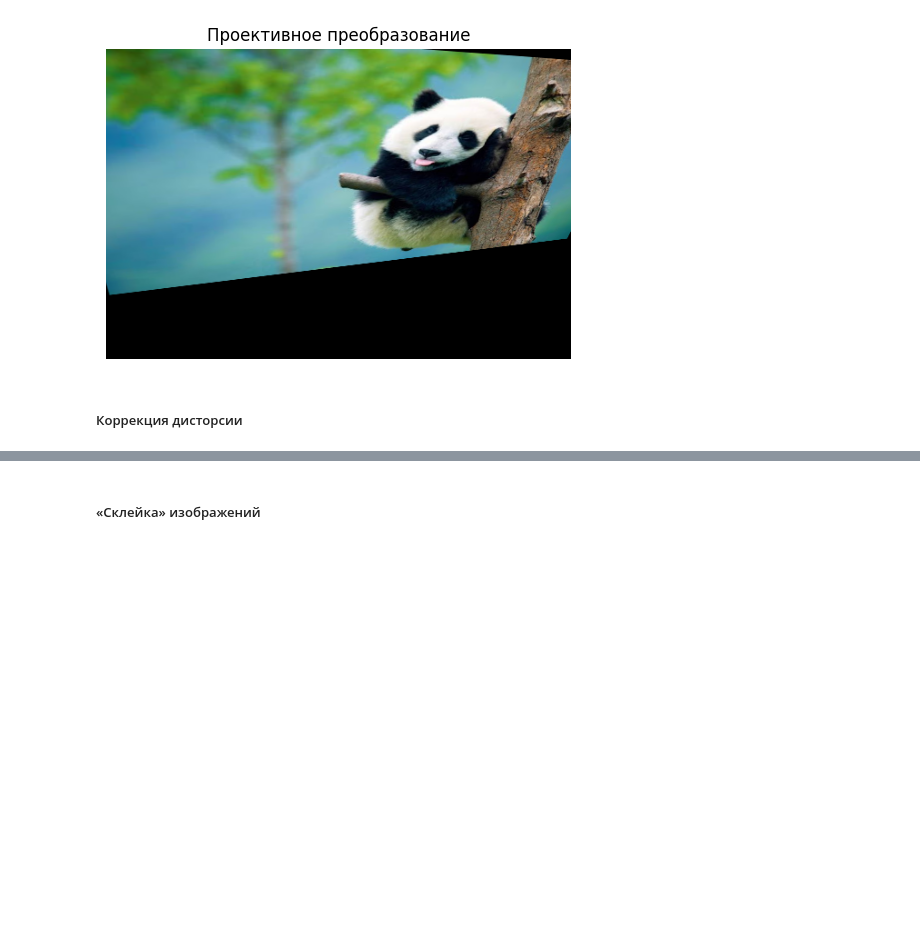
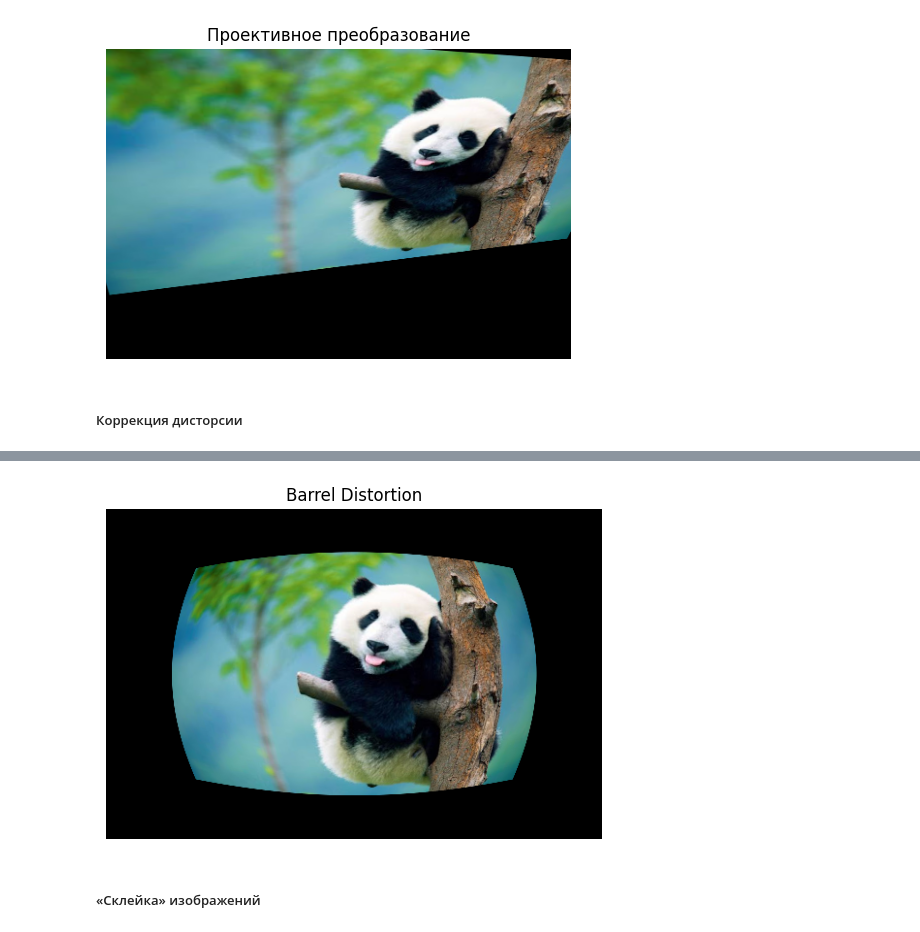
Before and after one commit to xiangxiang3451/CV_labs, a Jupyter notebook: lab3.ipynb, the cells around one changed output, grey strips where cells are left out. Cells and saved outputs as stored; diff of their text form; code cells hidden in the pictures; blank space fills up the shorter version.

```diff
--- a/lab3.ipynb
+++ b/lab3.ipynb
@@ -162,3 +129,37 @@ plt.show()
+# %%
+def apply_barrel_distortion(image, F3=0.6, F5=0.12):
+    # Получить количество строк и столбцов изображения
+    rows, cols = image.shape[:2]
+
+    # Создать сетку и центрировать
+    x, y = np.meshgrid(np.arange(cols), np.arange(rows))
+    x_center, y_center = cols / 2.0, rows / 2.0
+    x, y = x - x_center, y - y_center
+
+    # Преобразование в полярные координаты и применение дисторсии
+    radius, angle = cv2.cartToPolar(x / x_center, y / y_center)
+    radius_distorted = radius + F3 * radius**3 + F5 * radius**5
+
+    # Обратное преобразование в декартову систему координат
+    u, v = cv2.polarToCart(radius_distorted, angle)
+    u = u * x_center + x_center
+    v = v * y_center + y_center
+
+    # Преобразование изображения с использованием функции remap
+    distorted_image = cv2.remap(image, u.astype(np.float32), v.astype(np.float32), cv2.INTER_LINEAR)
+
+    return distorted_image
+
+# Применение дисторсии "бочкообразного" типа
+I_barrel = apply_barrel_distortion(I)
+
+# Отображение преобразованного изображения
+plt.imshow(I_barrel)
+plt.title('Barrel Distortion')
+plt.axis('off')
+plt.show()
+# %% [output]
+[figure, added]
 # %% [markdown]
 ##### «Склейка» изображений
 # %%
```
Also changed, not shown: parts of 3 cells of this notebook.
